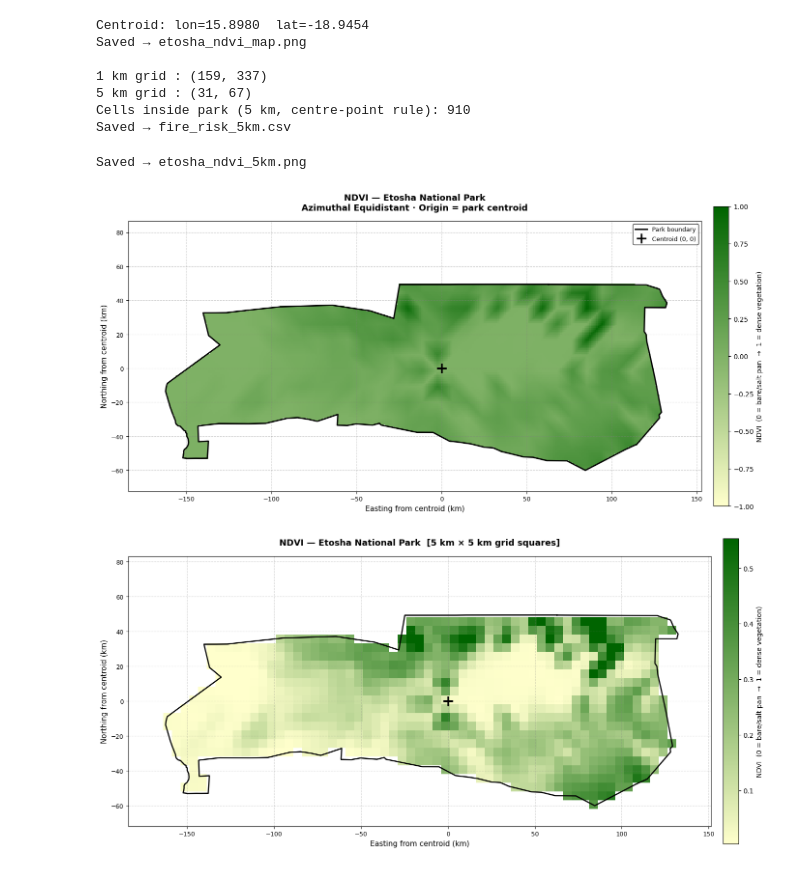
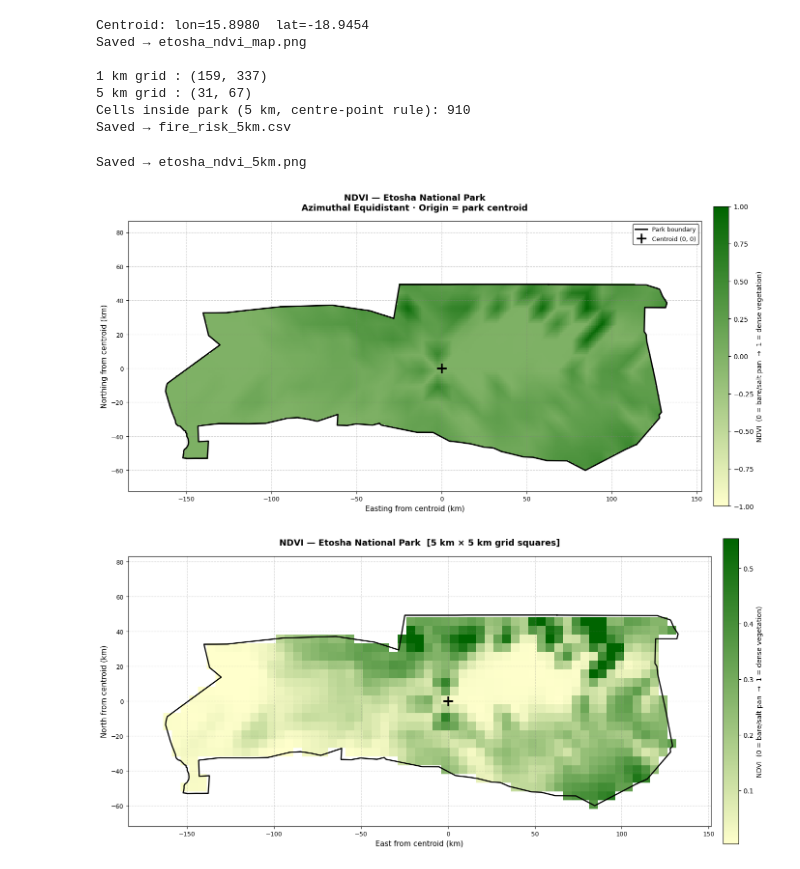
Before and after one commit to kyse-60/immc26, a Jupyter notebook: ndvi.ipynb, the cells around one changed output. Saved outputs shown, nothing was run; the diff lists cells and outputs as text; code cells hidden in the pictures.

```diff
--- a/ndvi.ipynb
+++ b/ndvi.ipynb
@@ -228,39 +228,39 @@ for geom in park_proj.geometry:
 ax2.plot(0, 0, "+", color="black", markersize=14,
          markeredgewidth=2.5, zorder=6)
 ax2.grid(True, linestyle="--", alpha=0.4, color="gray", zorder=0)
-ax2.set_xlabel("Easting from centroid (km)",  fontsize=11, color="black")
-ax2.set_ylabel("Northing from centroid (km)", fontsize=11, color="black")
+ax2.set_xlabel("East from centroid (km)",  fontsize=11, color="black")
+ax2.set_ylabel("North from centroid (km)", fontsize=11, color="black")
 ax2.tick_params(colors="black", labelsize=9)
 for spine in ax2.spines.values():
     spine.set_edgecolor("black")
 
 ax2.set_title(
     "NDVI — Etosha National Park  [5 km × 5 km grid squares]",
     fontsize=13, fontweight="bold", color="black", pad=16,
 )
 
 sm2   = plt.cm.ScalarMappable(norm=norm2, cmap=cmap)
 cbar2 = fig2.colorbar(sm2, ax=ax2, pad=0.02, fraction=0.025)
 cbar2.set_label("NDVI  (0 = bare/salt pan  →  1 = dense vegetation)",
                 fontsize=10, color="black")
 cbar2.ax.yaxis.set_tick_params(color="black")
 plt.setp(cbar2.ax.yaxis.get_ticklabels(), color="black")
 
 ax2.set_aspect("equal")
 plt.tight_layout()
 plt.savefig("etosha_ndvi_5km.png", dpi=160, bbox_inches="tight",
             facecolor=fig2.get_facecolor())
 print("Saved → etosha_ndvi_5km.png")
 
 plt.show()
 # %% [output]
 Centroid: lon=15.8980  lat=-18.9454
 Saved → etosha_ndvi_map.png
 
 1 km grid : (159, 337)
 5 km grid : (31, 67)
 Cells inside park (5 km, centre-point rule): 910
 Saved → fire_risk_5km.csv
 Saved → etosha_ndvi_5km.png
 [figure]
-[figure, old version]
+[figure, new version]
```
Also changed, not shown: parts of 1 cell of this notebook, 16 other files.
